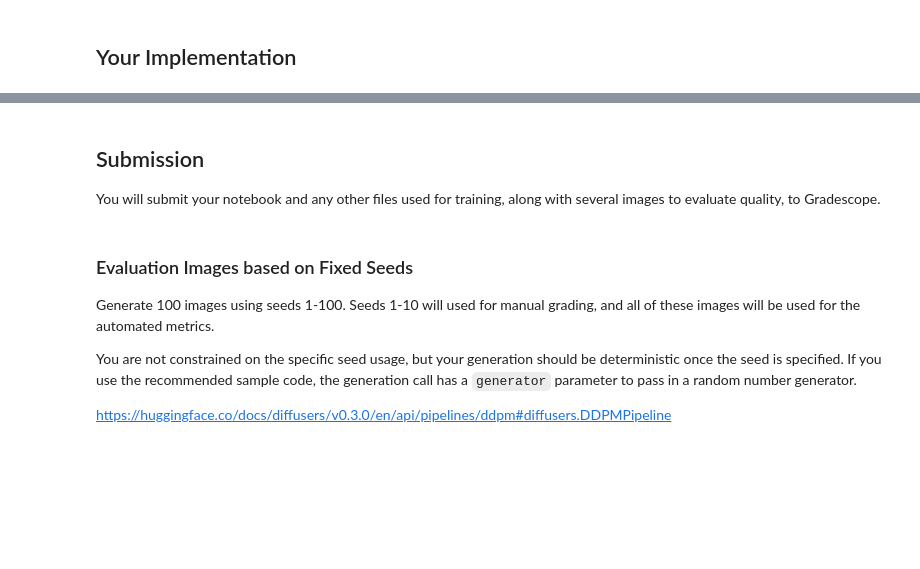
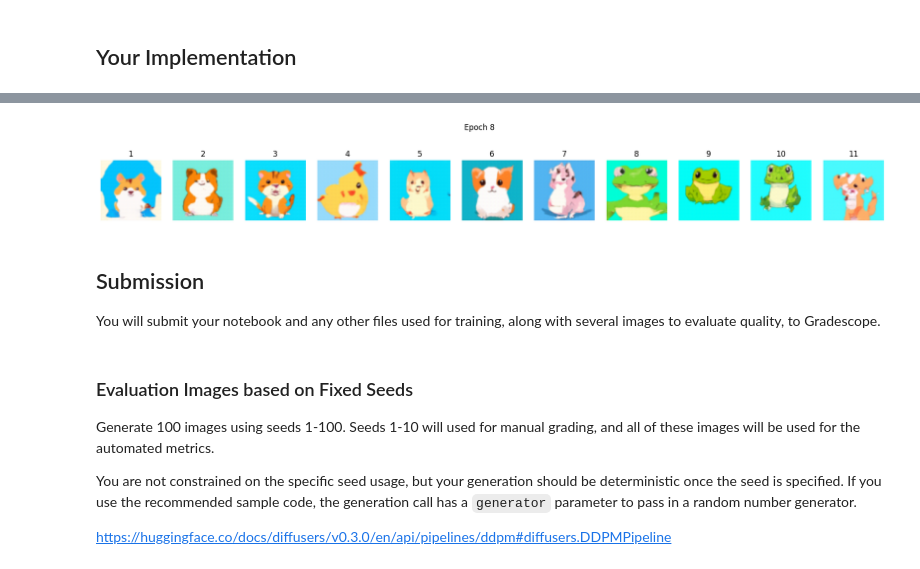
Before and after one commit to sxqian-lgtm/Diffusion-Image-Generation-By-Vision-Transformer, a Jupyter notebook: project4.ipynb, the cells around one changed output, grey strips where cells are left out. Cells and saved outputs as stored; diff of their text form; code cells hidden in the pictures; blank space fills up the shorter version.

Commit message:
Update training notebooks and evaluation utilities

```diff
--- a/project4.ipynb
+++ b/project4.ipynb
@@ -90,7 +91,8 @@ class CuteDataSet(torch.utils.data.Dataset):
         image = image / 255.0
         image = skimage.transform.resize(image, (self.image_size, self.image_size))
         image = image.transpose((2, 0, 1))
-        image = torch.tensor(image, dtype=torch.float32, device=DEVICE)
+        #image = torch.tensor(image, dtype=torch.float32, device=DEVICE)
+        image = torch.tensor(image, dtype=torch.float32)
         return image
 
 dataset = CuteDataSet(data_path, image_size=IMAGE_SIZE)
@@ -344,22 +288,13 @@ noise_scheduler = DDPMScheduler(num_train_timesteps=config["num_train_timesteps"
 criterion = torch.nn.MSELoss()
 # %%
 ## train_loop v1
+SEED = 42
+torch.manual_seed(SEED)
 initial_state = copy.deepcopy(model.state_dict())
-
-model.load_state_dict(initial_state)
+save_path = "dit_model1_best.pt"
+model1_state_dict = torch.load(save_path, map_location=DEVICE)
+model.load_state_dict(model1_state_dict)
 optimizer = torch.optim.AdamW(model.parameters(), lr=config["learning_rate"], weight_decay=config["weight_decay"])
-model1 = model_train(model, dataloader, noise_scheduler, optimizer, criterion, config["num_epochs"])
-
-## train_loop v2: batch balance only
-model.load_state_dict(initial_state)
-optimizer = torch.optim.AdamW(model.parameters(), lr=config["learning_rate"], weight_decay=config["weight_decay"])
-model2 = model_train_balance(
-    model,
-    classifier_model,
-    dataloader,
-    noise_scheduler,
-    optimizer,
-    criterion,
-    config["num_epochs"],
-    lambda_bal=0.01,
-)
+model1 = model_train(model, dataloader, noise_scheduler, optimizer, criterion, config["num_epochs"], checkpoint_prefix="dit_model1")
+torch.save(model1, save_path)
+# %% [output]
@@ -366,3 +306,4 @@ model2 = model_train_balance(
+[figure, added]
 # %% [markdown]
 ## Submission
 
```
Also changed, not shown: parts of 9 cells of this notebook, 4 other files.
